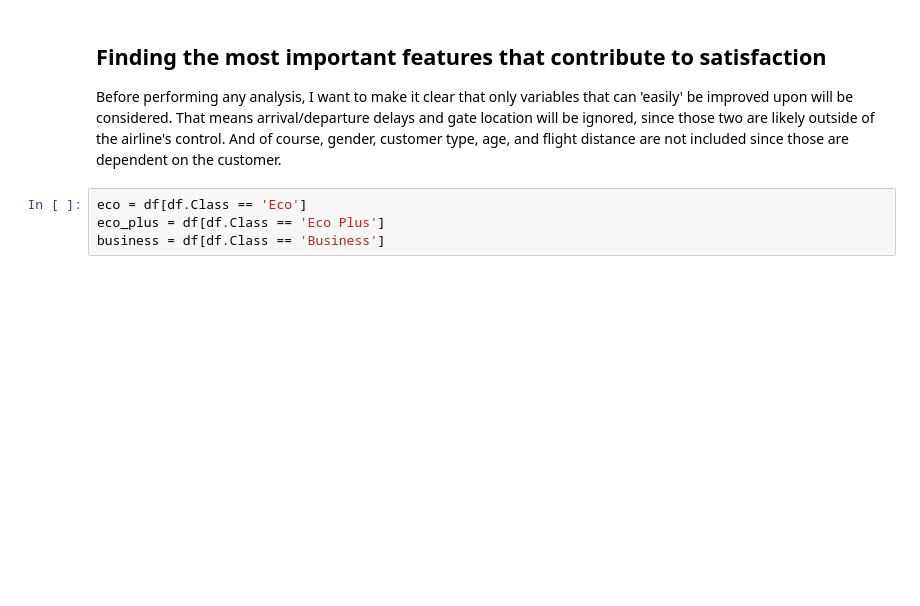
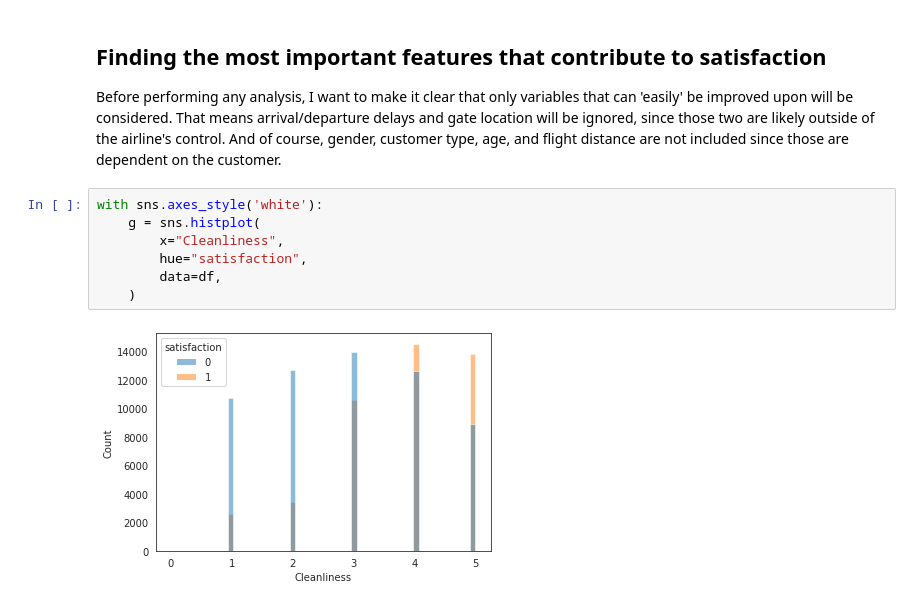
Before and after one commit to willis-tan/airline_customer_satisfaction, a Jupyter notebook: customer_satisfaction.ipynb, the cells around one changed output. Saved outputs shown, nothing was run; the diff lists cells and outputs as text; blank space fills up the shorter version.

Commit message:
created histograms and barplots for eda

```diff
--- a/customer_satisfaction.ipynb
+++ b/customer_satisfaction.ipynb
@@ -169,7 +169,12 @@ Cleanliness is also strongly correlated with food and drink, seat comfort, and i
 # %% [markdown]
 ## Finding the most important features that contribute to satisfaction
 Before performing any analysis, I want to make it clear that only variables that can 'easily' be improved upon will be considered. That means arrival/departure delays and gate location will be ignored, since those two are likely outside of the airline's control. And of course, gender, customer type, age, and flight distance are not included since those are dependent on the customer.
-# %%
-eco = df[df.Class == 'Eco']
-eco_plus = df[df.Class == 'Eco Plus']
-business = df[df.Class == 'Business']
+# %%
+with sns.axes_style('white'):
+    g = sns.histplot(
+        x="Cleanliness",
+        hue="satisfaction",
+        data=df,
+    )
+# %% [output]
+[figure, added]
```
Also changed, not shown: parts of 5 cells of this notebook.
